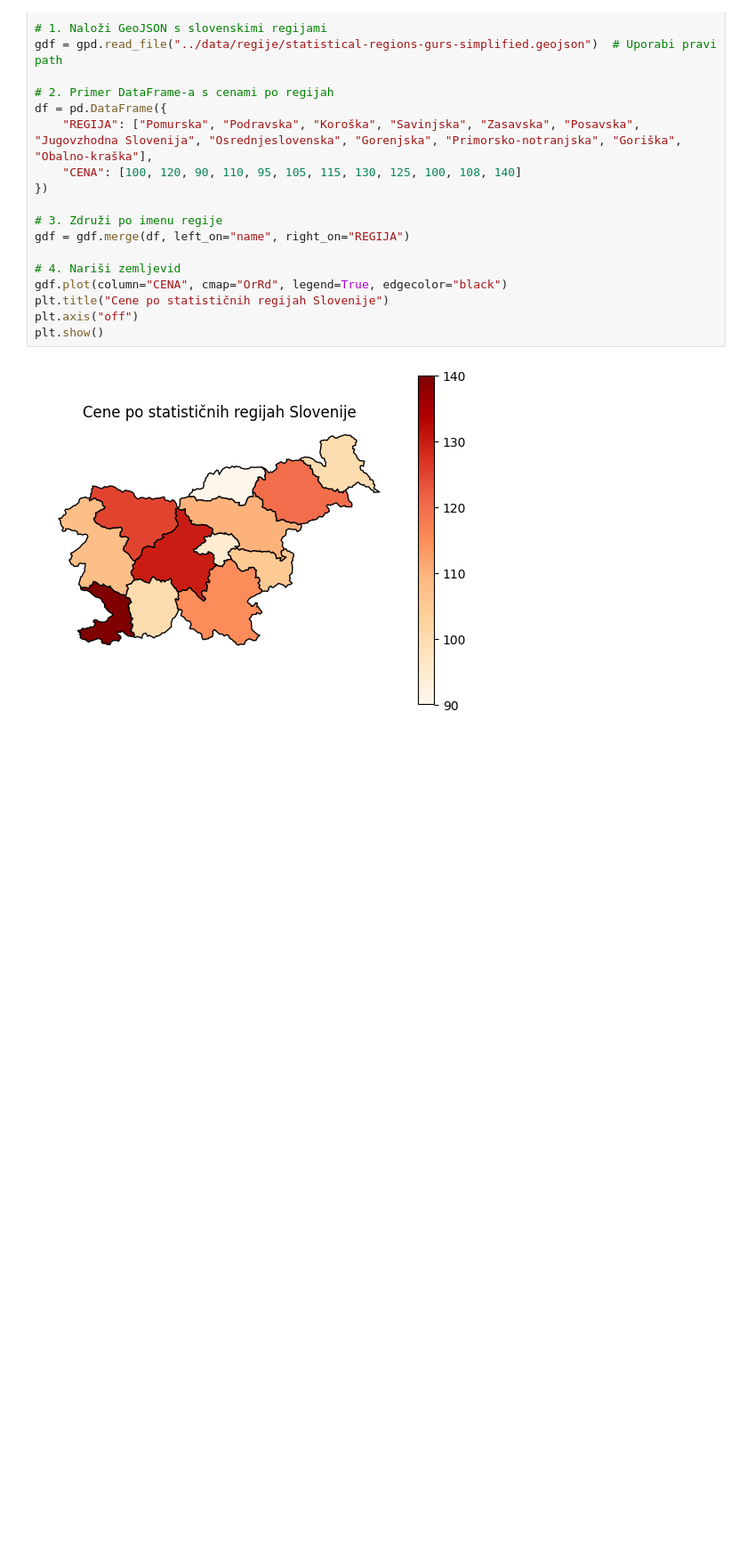
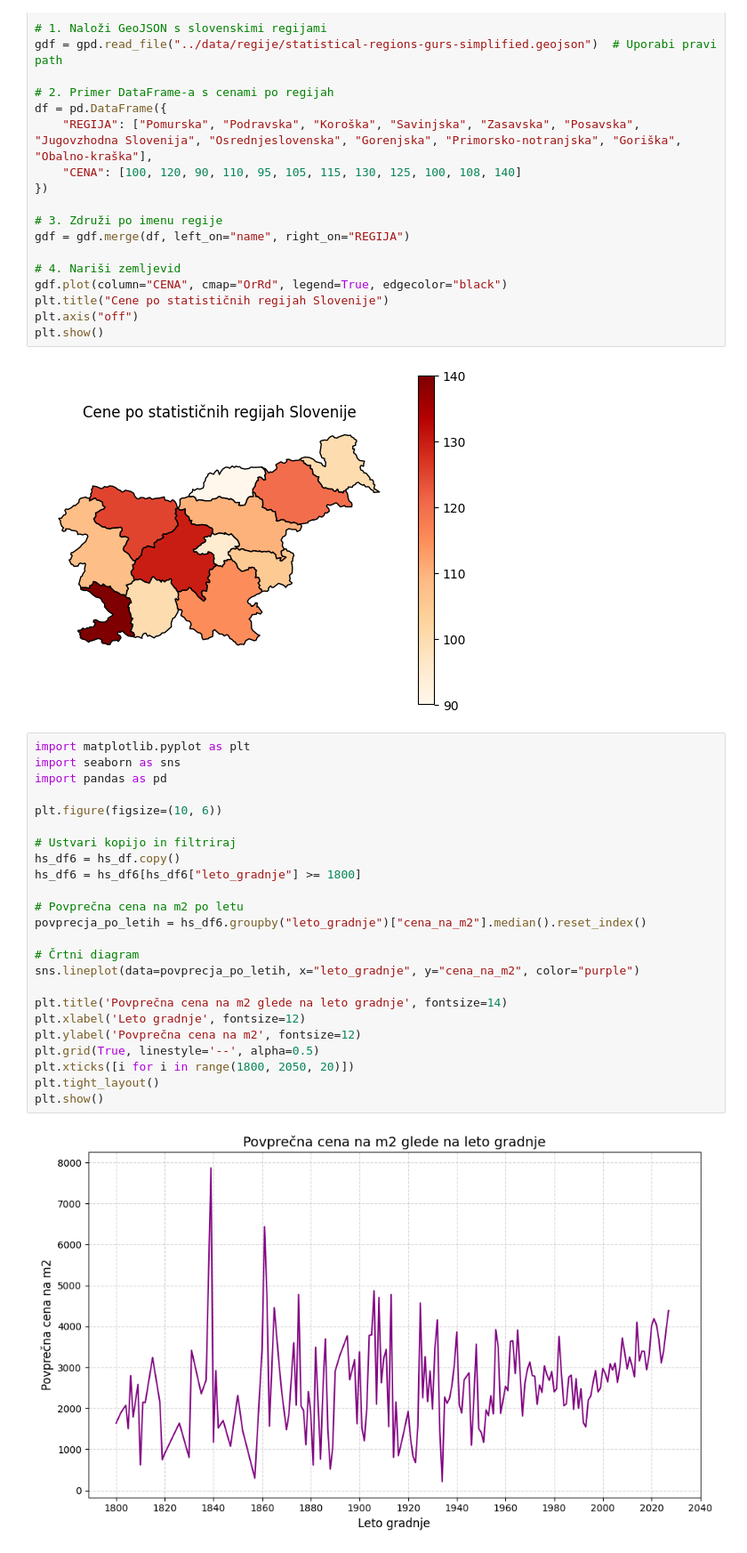
Before and after one commit to tthuma1/PR251, a Jupyter notebook: src/vizualizacije.ipynb, the cells around one changed output. Shown at 89% size. Cells and saved outputs as stored; diff of their text form; blank space fills up the shorter version.

```diff
--- a/src/vizualizacije.ipynb
+++ b/src/vizualizacije.ipynb
@@ -810,3 +810,29 @@ plt.axis("off")
 plt.show()
 # %% [output]
 [figure]
+# %%
+import matplotlib.pyplot as plt
+import seaborn as sns
+import pandas as pd
+
+plt.figure(figsize=(10, 6))
+
+# Ustvari kopijo in filtriraj
+hs_df6 = hs_df.copy()
+hs_df6 = hs_df6[hs_df6["leto_gradnje"] >= 1800]
+
+# Povprečna cena na m2 po letu
+povprecja_po_letih = hs_df6.groupby("leto_gradnje")["cena_na_m2"].median().reset_index()
+
+# Črtni diagram
+sns.lineplot(data=povprecja_po_letih, x="leto_gradnje", y="cena_na_m2", color="purple")
+
+plt.title('Povprečna cena na m2 glede na leto gradnje', fontsize=14)
+plt.xlabel('Leto gradnje', fontsize=12)
+plt.ylabel('Povprečna cena na m2', fontsize=12)
+plt.grid(True, linestyle='--', alpha=0.5)
+plt.xticks([i for i in range(1800, 2050, 20)])
+plt.tight_layout()
+plt.show()
+# %% [output]
+[figure, added]
```
Also changed, not shown: parts of 1 cell of this notebook, 4 other files.
